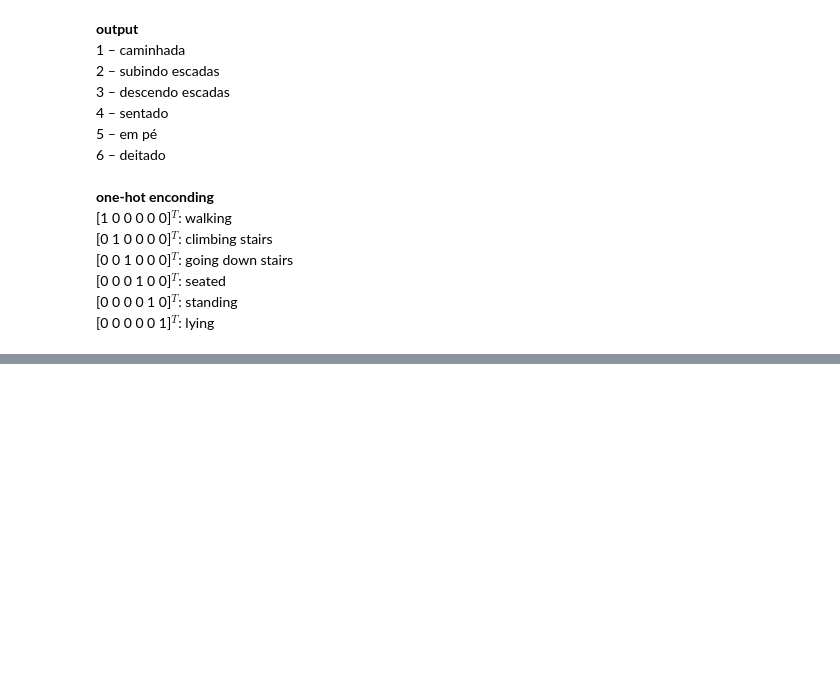
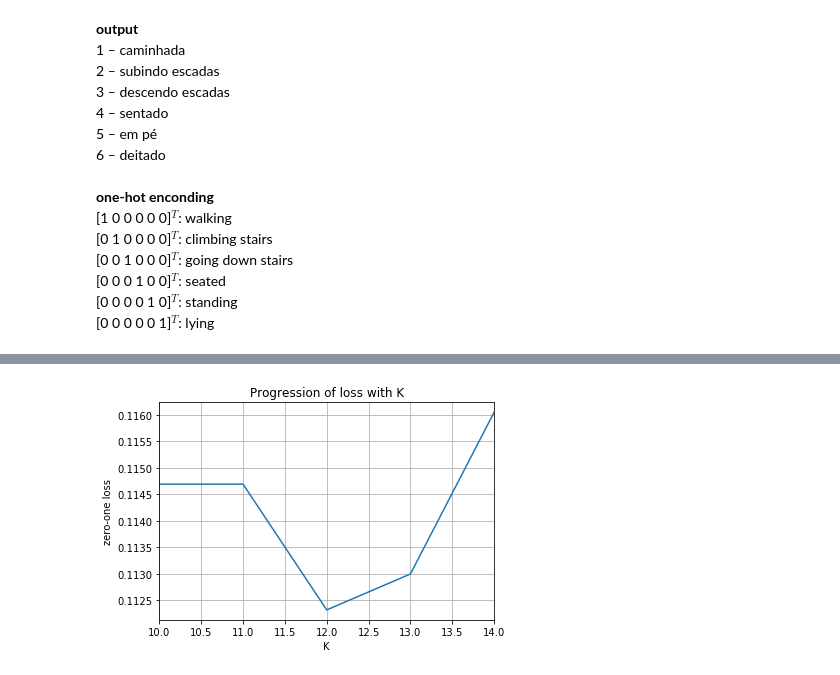
Before and after one commit to ito-rafael/IA006C-MachineLearning, a Jupyter notebook: efc2/efc2_ex2_knn.ipynb, the cells around one changed output, grey strips where cells are left out. Drawn from its saved outputs; the diff is of its cells as text; code cells hidden in the pictures; blank space fills up the shorter version.

```diff
--- a/efc2/efc2_ex2_knn.ipynb
+++ b/efc2/efc2_ex2_knn.ipynb
@@ -174,0 +168,4 @@ error.append(e)
+# %%
+# select array with KN neighbors with smallest distances (UNSORTED)
+D_part = np.partition(D, (KN-1))[:,:KN]
+I_part = np.argpartition(D, (KN-1))[:,:KN]
@@ -210,0 +249,13 @@ array([[490,   4,   2,   0,   0,   0],
+# %%
+# plots
+#plt.plot(range(10,15), error[10:15])
+plt.plot(range(max(1,k_best-2),min(KN,k_best+3)), error[max(1,k_best-3):min(KN,k_best+2)])
+plt.xlabel('K')
+plt.ylabel('zero-one loss')
+plt.autoscale(axis='x', tight=True)
+plt.title('Progression of loss with K')
+plt.grid(True)
+plt.savefig(path + 'zero_one_loss_(full_zoom)', dpi=300)
+plt.show()
+# %% [output]
+[figure, added]
```
Also changed, not shown: parts of 32 cells of this notebook, 4 other files.
